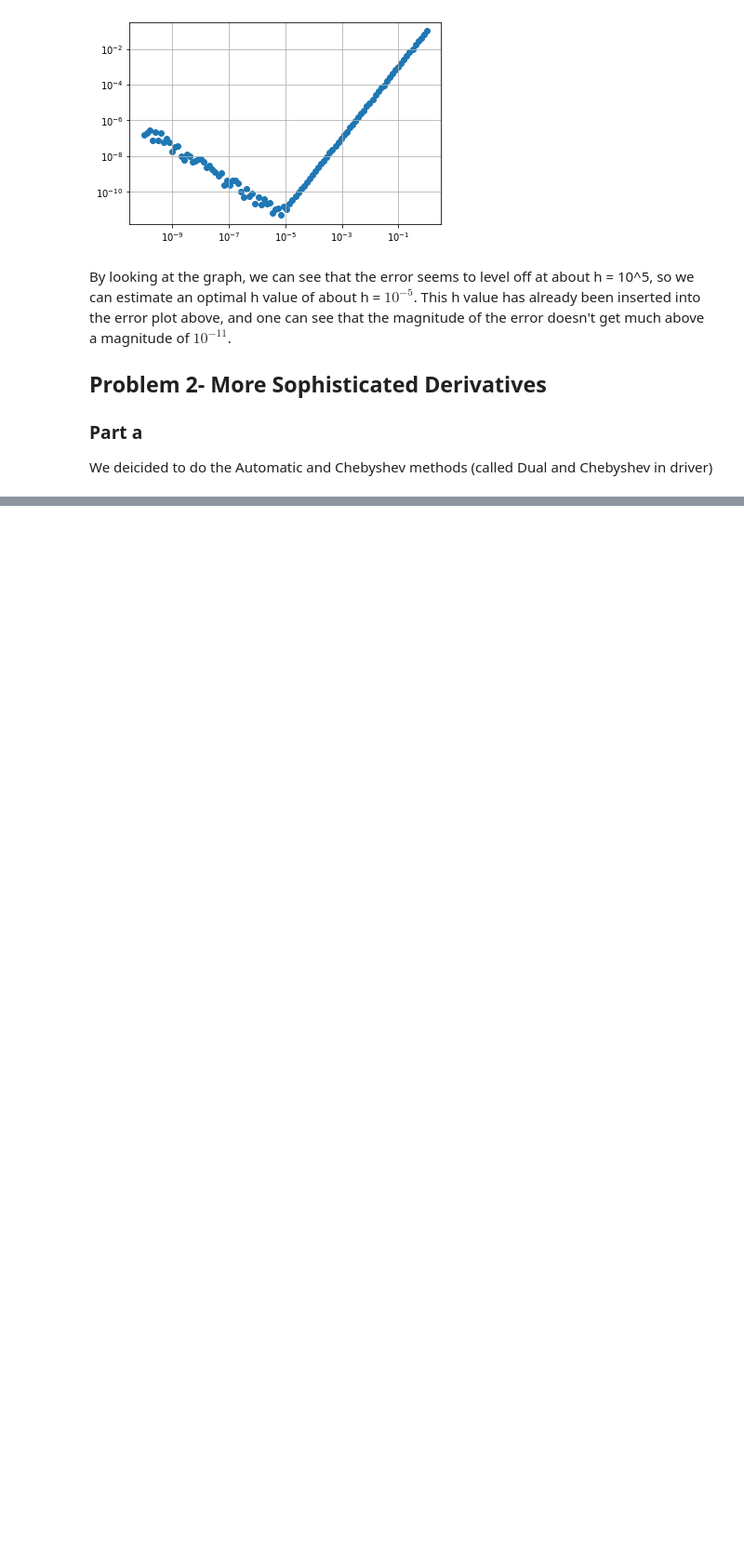
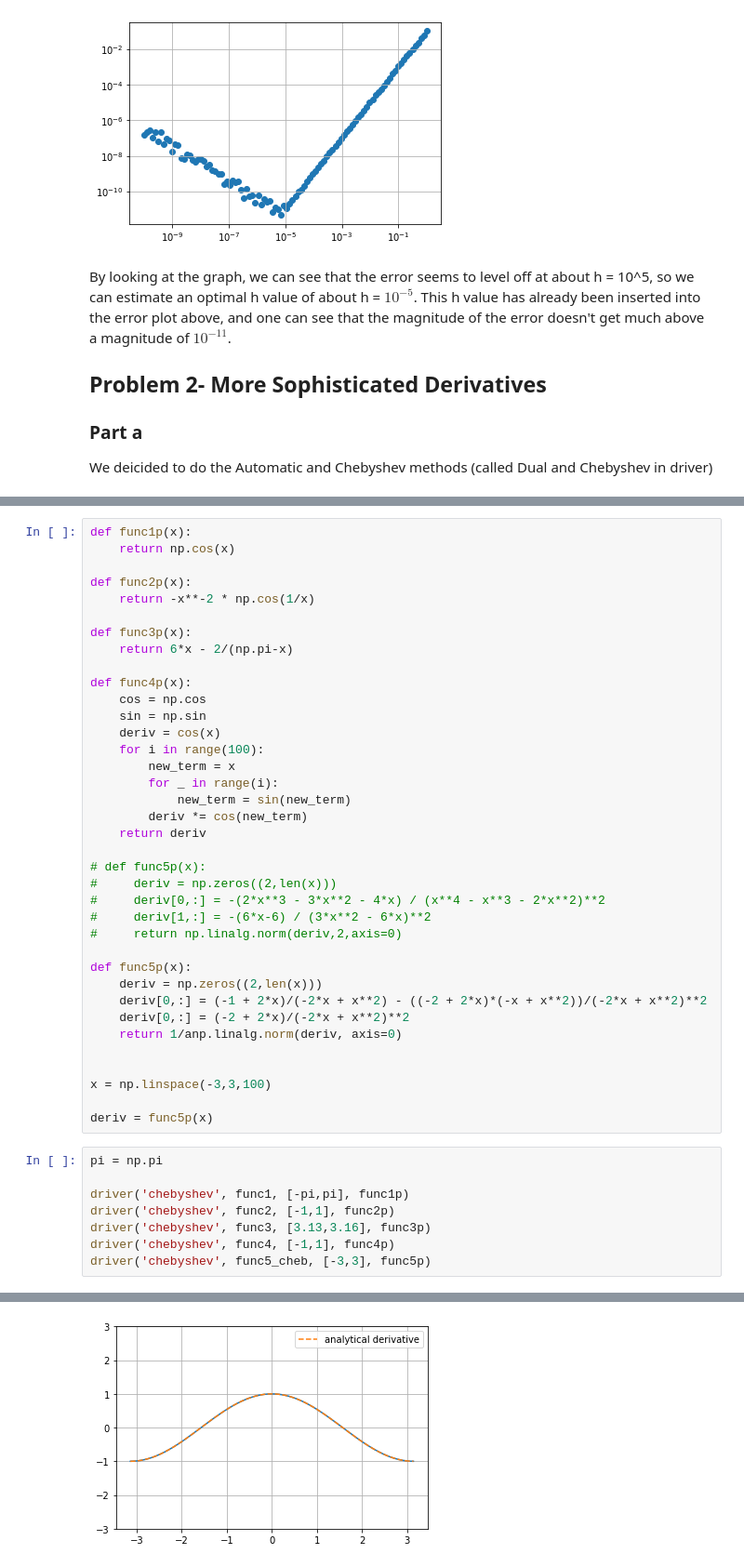
Before and after one commit to erasmussen4/530, a Jupyter notebook: NumericalDerivativesHW.ipynb, the cells around one changed output, grey strips where cells are left out. Shown at 93% size. Cells and saved outputs as stored; diff of their text form; blank space fills up the shorter version.

```diff
--- a/NumericalDerivativesHW.ipynb
+++ b/NumericalDerivativesHW.ipynb
@@ -140,3 +170,49 @@ def func5(x):
     y = anp.linalg.solve(A,b)
     normy = anp.linalg.norm(y)
     return 1/normy
+# %%
+def func1p(x):
+    return np.cos(x)
+
+def func2p(x):
+    return -x**-2 * np.cos(1/x)
+
+def func3p(x):
+    return 6*x - 2/(np.pi-x)
+
+def func4p(x):
+    cos = np.cos
+    sin = np.sin
+    deriv = cos(x)
+    for i in range(100):
+        new_term = x
+        for _ in range(i):
+            new_term = sin(new_term)
+        deriv *= cos(new_term)
+    return deriv
+
+# def func5p(x):
+#     deriv = np.zeros((2,len(x)))
+#     deriv[0,:] = -(2*x**3 - 3*x**2 - 4*x) / (x**4 - x**3 - 2*x**2)**2
+#     deriv[1,:] = -(6*x-6) / (3*x**2 - 6*x)**2
+#     return np.linalg.norm(deriv,2,axis=0)
+
+def func5p(x):
+    deriv = np.zeros((2,len(x)))
+    deriv[0,:] = (-1 + 2*x)/(-2*x + x**2) - ((-2 + 2*x)*(-x + x**2))/(-2*x + x**2)**2
+    deriv[0,:] = (-2 + 2*x)/(-2*x + x**2)**2
+    return 1/anp.linalg.norm(deriv, axis=0)
+
+
+x = np.linspace(-3,3,100)
+
+deriv = func5p(x)
+# %%
+pi = np.pi
+
+driver('chebyshev', func1, [-pi,pi], func1p)
+driver('chebyshev', func2, [-1,1], func2p)
+driver('chebyshev', func3, [3.13,3.16], func3p)
+driver('chebyshev', func4, [-1,1], func4p)
+driver('chebyshev', func5_cheb, [-3,3], func5p)
+# %% [output]
@@ -142,0 +236 @@ def func5(x):
+[figure, added]
```
Also changed, not shown: parts of 9 cells of this notebook.
